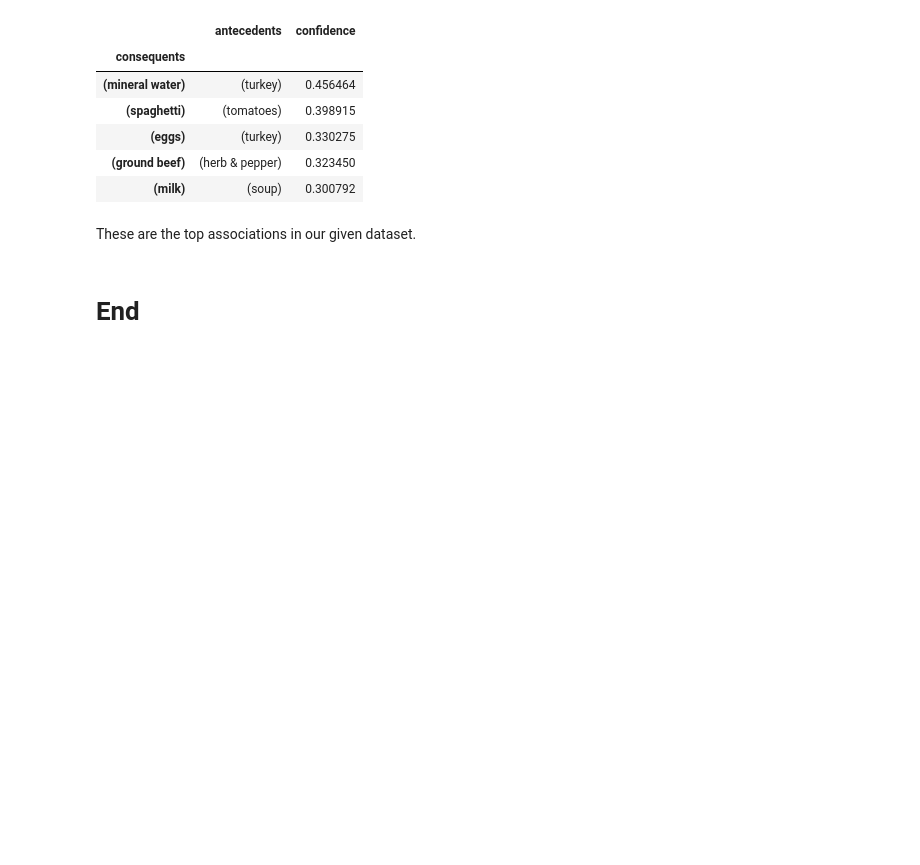
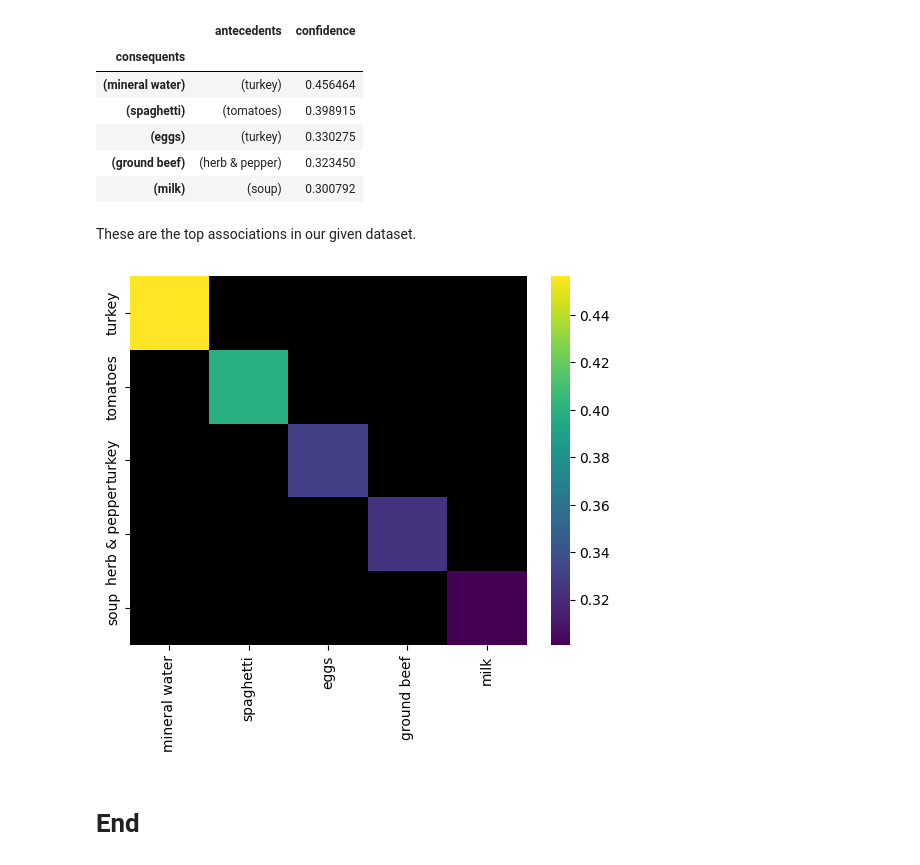
Before and after one commit to purusharthchrist/machine_learning, a Jupyter notebook: Lab_3/Lab_3.ipynb, the cells around one changed output. Drawn from its saved outputs; the diff is of its cells as text; code cells hidden in the pictures; blank space fills up the shorter version.

Commit message:
added heatmap

```diff
--- a/Lab_3/Lab_3.ipynb
+++ b/Lab_3/Lab_3.ipynb
@@ -206,7 +206,8 @@ one_item_sets
 | 31 | (tomatoes) | (spaghetti) | 0.306043 |
 | 29 | (soup) | (milk) | 0.300792 |
 # %%
-one_item_sets.groupby('consequents').max()
+top_con = one_item_sets.groupby('consequents').max()
+top_con
 # %% [output]
 |  | antecedents | confidence |
 | consequents |  |  |
@@ -215,7 +216,25 @@ one_item_sets.groupby('consequents').max()
 | (eggs) | (turkey) | 0.330275 |
 | (ground beef) | (herb & pepper) | 0.323450 |
 | (milk) | (soup) | 0.300792 |
-# %% [markdown]
-These are the top associations in our given dataset.
-# %% [markdown]
-# End
+# %% [markdown]
+These are the top associations in our given dataset.
+# %%
+#adding a heatmap of the above data
+l = []
+for i in range(len(top_con.confidence.values[:-1])):
+               l.append(top_con.confidence.values[i])
+               l.extend([np.nan]*5)
+l.append(top_con.confidence.values[-1])
+
+matrix = pd.DataFrame(columns=[next(iter(i)) for i in top_con.index],
+                        index=[next(iter(i)) for i in top_con.antecedents],
+                        data=np.array(l).reshape(5,5))
+matrix
+
+rule_matrix = sns.heatmap(pd.DataFrame(matrix), cmap='viridis')
+rule_matrix.set_facecolor('#000000')
+plt.show()
+# %% [output]
+[figure, added]
+# %% [markdown]
+# End
```
